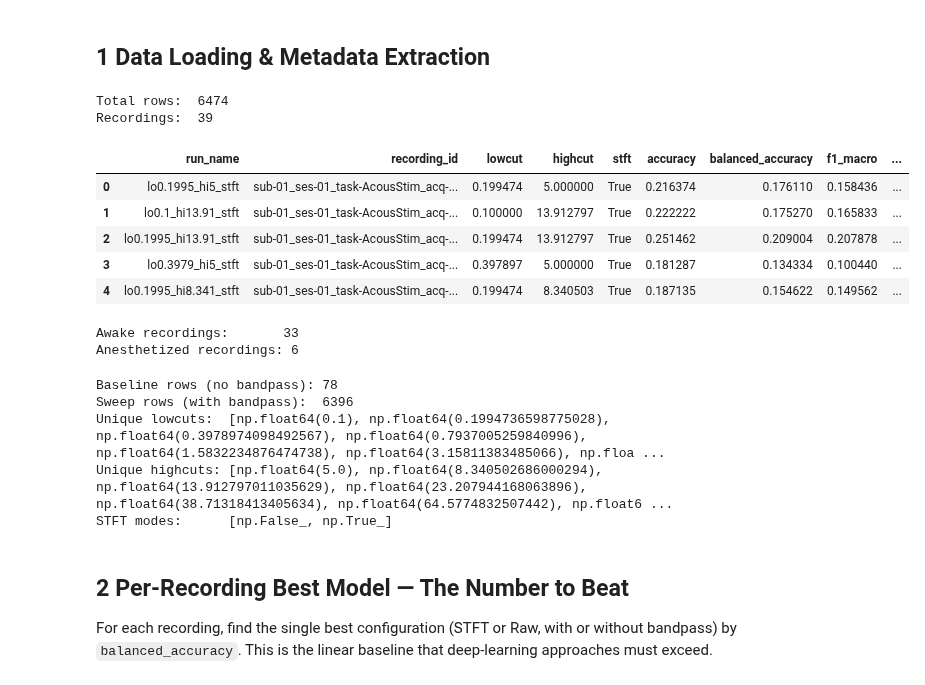
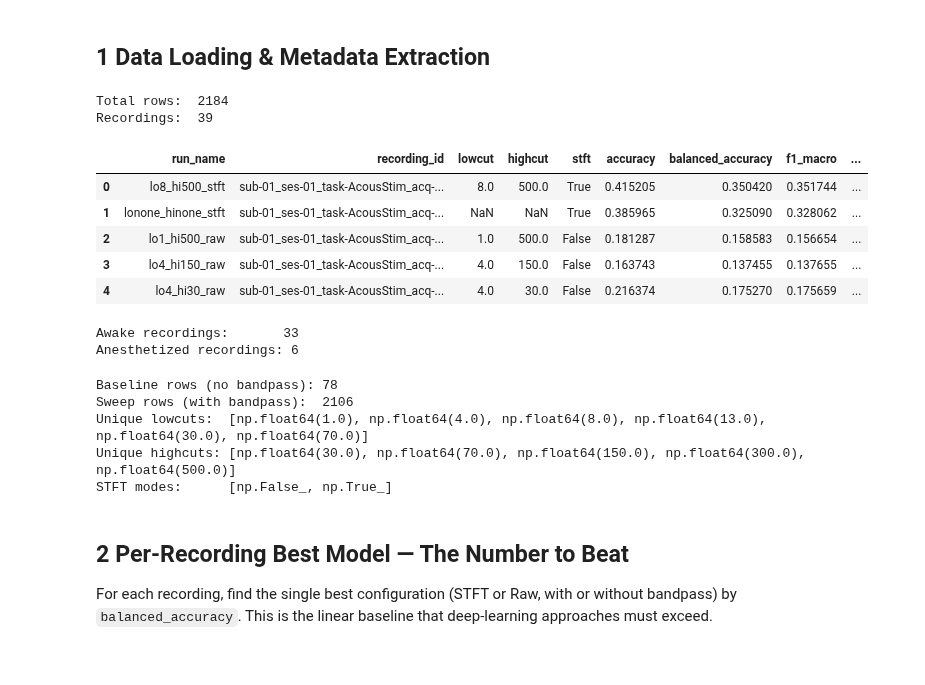
Before and after one commit to Neurosoft-Bioelectronics/auditorydecoding, a Jupyter notebook: notebooks/sweep_results_analysis.ipynb, the cells around one changed output. Cells and saved outputs as stored; diff of their text form; code cells hidden in the pictures.

```diff
--- a/notebooks/sweep_results_analysis.ipynb
+++ b/notebooks/sweep_results_analysis.ipynb
@@ -23,24 +23,24 @@ from pathlib import Path
 # %% [markdown]
 ## 1  Data Loading & Metadata Extraction
 # %%
-CSV_PATH = Path("/home/mila/s/sobralm/auditorydecoding/results/frequency_decoding_sweep_raw_9196175.csv")
+CSV_PATH = Path("/home/mila/s/sobralm/auditorydecoding/results/frequency_decoding_sweep_raw_9198748.csv")
 df = pd.read_csv(CSV_PATH)
 
 METRIC = "balanced_accuracy"
 ALL_METRICS = ["balanced_accuracy", "f1_macro", "accuracy"]
 
 print(f"Total rows:  {len(df)}")
 print(f"Recordings:  {df['recording_id'].nunique()}")
 df.head()
 # %% [output]
-Total rows:  6474
+Total rows:  2184
 Recordings:  39
 |  | run_name | recording_id | lowcut | highcut | stft | accuracy | balanced_accuracy | f1_macro | ... |
-| 0 | lo0.1995_hi5_stft | sub-01_ses-01_task-AcousStim_acq-... | 0.199474 | 5.000000 | True | 0.216374 | 0.176110 | 0.158436 | ... |
-| 1 | lo0.1_hi13.91_stft | sub-01_ses-01_task-AcousStim_acq-... | 0.100000 | 13.912797 | True | 0.222222 | 0.175270 | 0.165833 | ... |
-| 2 | lo0.1995_hi13.91_stft | sub-01_ses-01_task-AcousStim_acq-... | 0.199474 | 13.912797 | True | 0.251462 | 0.209004 | 0.207878 | ... |
-| 3 | lo0.3979_hi5_stft | sub-01_ses-01_task-AcousStim_acq-... | 0.397897 | 5.000000 | True | 0.181287 | 0.134334 | 0.100440 | ... |
-| 4 | lo0.1995_hi8.341_stft | sub-01_ses-01_task-AcousStim_acq-... | 0.199474 | 8.340503 | True | 0.187135 | 0.154622 | 0.149562 | ... |
+| 0 | lo8_hi500_stft | sub-01_ses-01_task-AcousStim_acq-... | 8.0 | 500.0 | True | 0.415205 | 0.350420 | 0.351744 | ... |
+| 1 | lonone_hinone_stft | sub-01_ses-01_task-AcousStim_acq-... | NaN | NaN | True | 0.385965 | 0.325090 | 0.328062 | ... |
+| 2 | lo1_hi500_raw | sub-01_ses-01_task-AcousStim_acq-... | 1.0 | 500.0 | False | 0.181287 | 0.158583 | 0.156654 | ... |
+| 3 | lo4_hi150_raw | sub-01_ses-01_task-AcousStim_acq-... | 4.0 | 150.0 | False | 0.163743 | 0.137455 | 0.137655 | ... |
+| 4 | lo4_hi30_raw | sub-01_ses-01_task-AcousStim_acq-... | 4.0 | 30.0 | False | 0.216374 | 0.175270 | 0.175659 | ... |
 # %%
 def parse_recording_id(rid: str) -> dict:
     """Extract subject, session, hemisphere, and anesthesia status."""
@@ -86,9 +86,9 @@ print(f"Unique highcuts: {sorted(sweep_all['highcut'].unique())}")
 print(f"STFT modes:      {sorted(df['stft'].unique())}")
 # %% [output]
 Baseline rows (no bandpass): 78
-Sweep rows (with bandpass):  6396
-Unique lowcuts:  [np.float64(0.1), np.float64(0.1994736598775028), np.float64(0.3978974098492567), np.float64(0.7937005259840996), np.float64(1.5832234876474738), np.float64(3.15811383485066), np.floa ...
-Unique highcuts: [np.float64(5.0), np.float64(8.340502686000294), np.float64(13.912797011035629), np.float64(23.207944168063896), np.float64(38.71318413405634), np.float64(64.5774832507442), np.float6 ...
+Sweep rows (with bandpass):  2106
+Unique lowcuts:  [np.float64(1.0), np.float64(4.0), np.float64(8.0), np.float64(13.0), np.float64(30.0), np.float64(70.0)]
+Unique highcuts: [np.float64(30.0), np.float64(70.0), np.float64(150.0), np.float64(300.0), np.float64(500.0)]
 STFT modes:      [np.False_, np.True_]
 # %% [markdown]
 ## 2  Per-Recording Best Model — The Number to Beat
```
Also changed, not shown: parts of 12 cells of this notebook.
